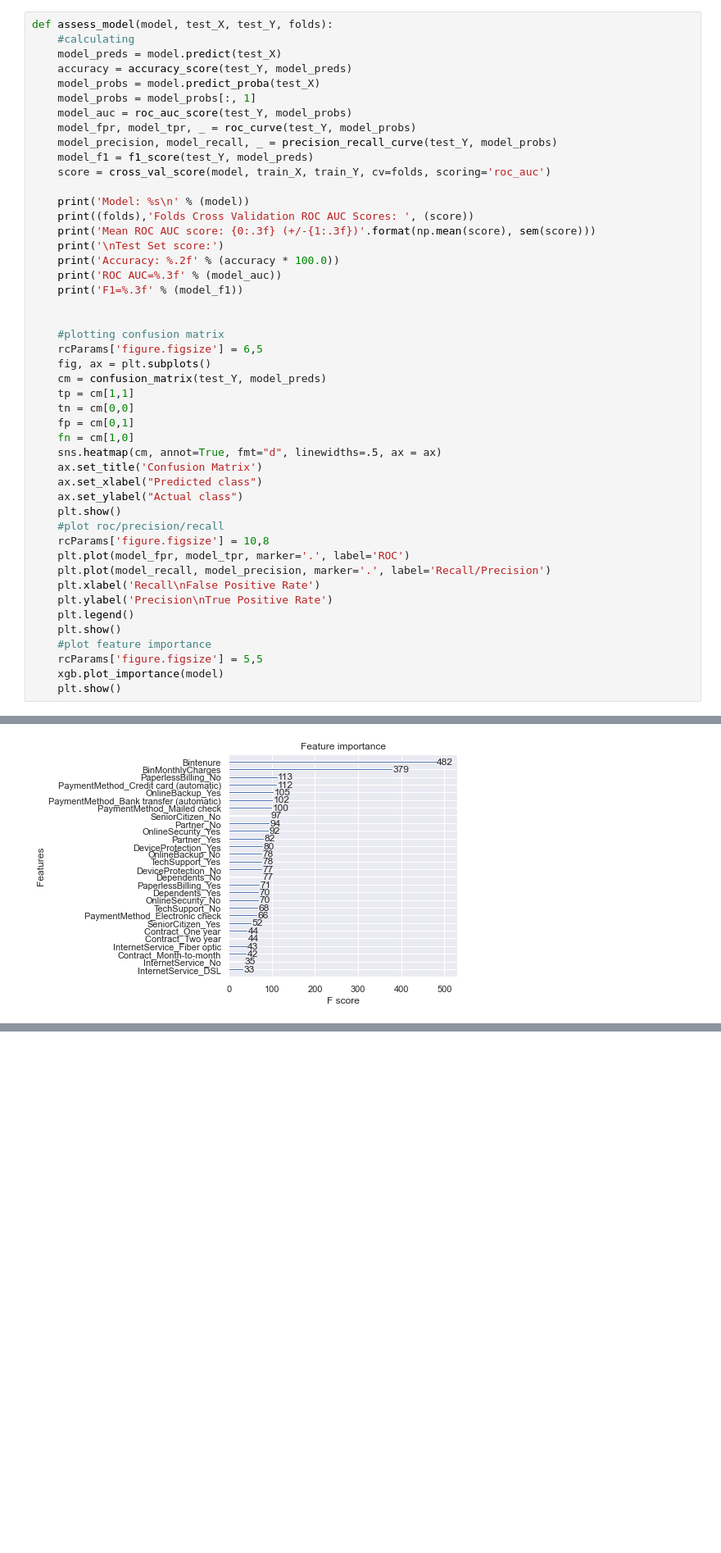
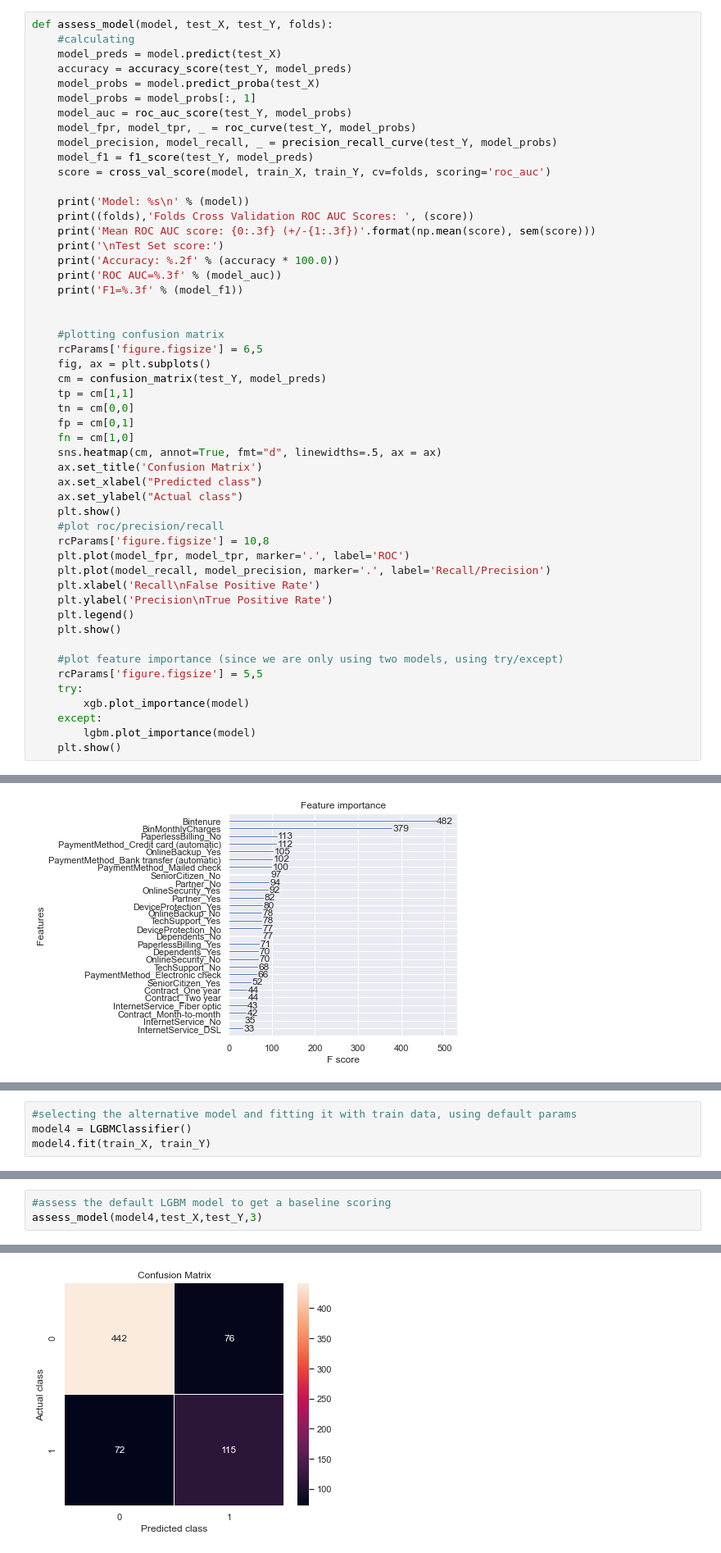
Before and after one commit to GR-Tang/IBM-AI0403-Team3, a Jupyter notebook: TelcoChurnV7.ipynb, the cells around one changed output, grey strips where cells are left out. Shown at 82% size. Saved outputs shown, nothing was run; the diff lists cells and outputs as text; blank space fills up the shorter version.

```diff
--- a/TelcoChurnV7.ipynb
+++ b/TelcoChurnV7.ipynb
@@ -257,9 +257,13 @@ def assess_model(model, test_X, test_Y, folds):
     plt.ylabel('Precision\nTrue Positive Rate')
     plt.legend()
     plt.show()
-    #plot feature importance
+
+    #plot feature importance (since we are only using two models, using try/except)
     rcParams['figure.figsize'] = 5,5
-    xgb.plot_importance(model)
+    try:
+        xgb.plot_importance(model)
+    except:
+        lgbm.plot_importance(model)
     plt.show()
 # %% [markdown]
 #visualising the decision tree for shits and giggles
@@ -367,0 +377,4 @@ F1=0.599
+# %%
+#selecting the alternative model and fitting it with train data, using default params
+model4 = LGBMClassifier()
+model4.fit(train_X, train_Y)
@@ -367,0 +383,4 @@ F1=0.599
+# %%
+#assess the default LGBM model to get a baseline scoring
+assess_model(model4,test_X,test_Y,3)
+# %% [output]
@@ -367,0 +396 @@ F1=0.599
+[figure, added]
```
Also changed, not shown: parts of 10 cells of this notebook.
